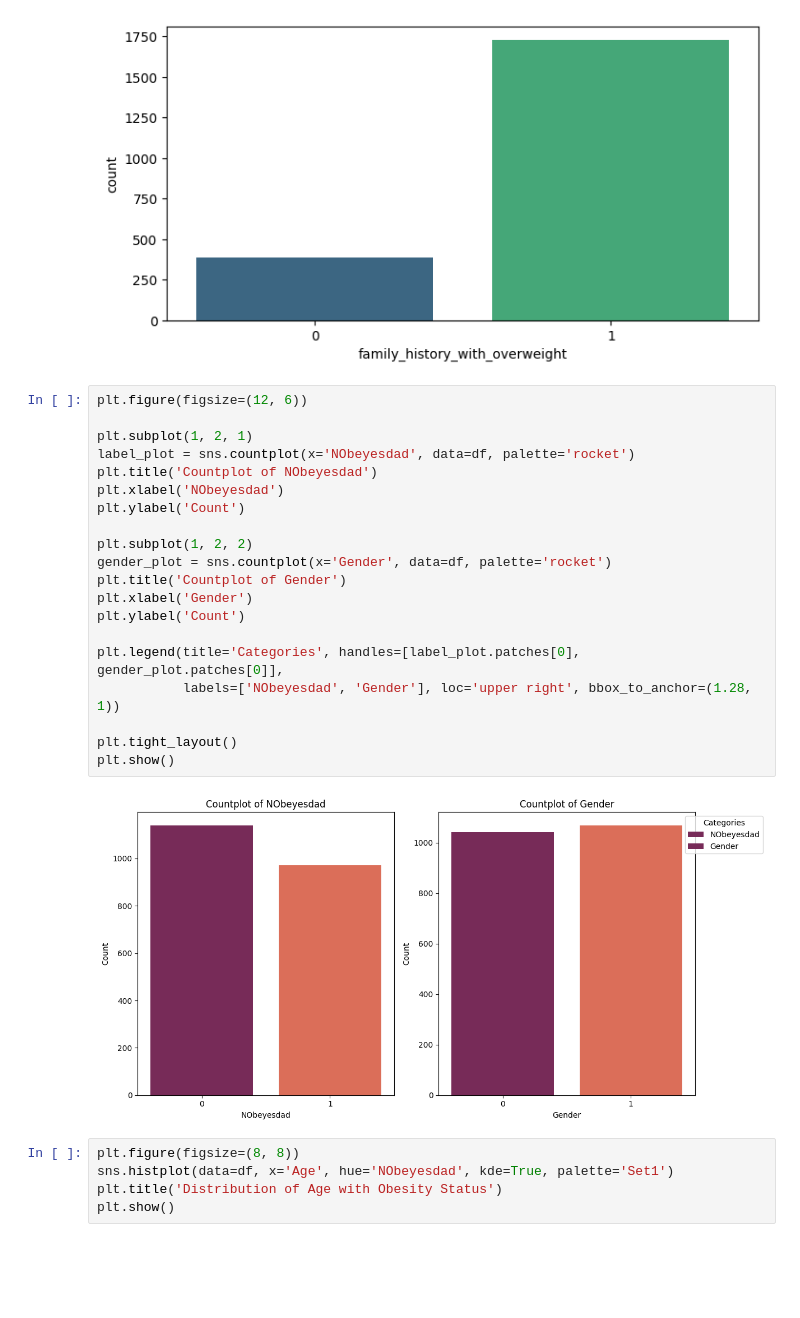
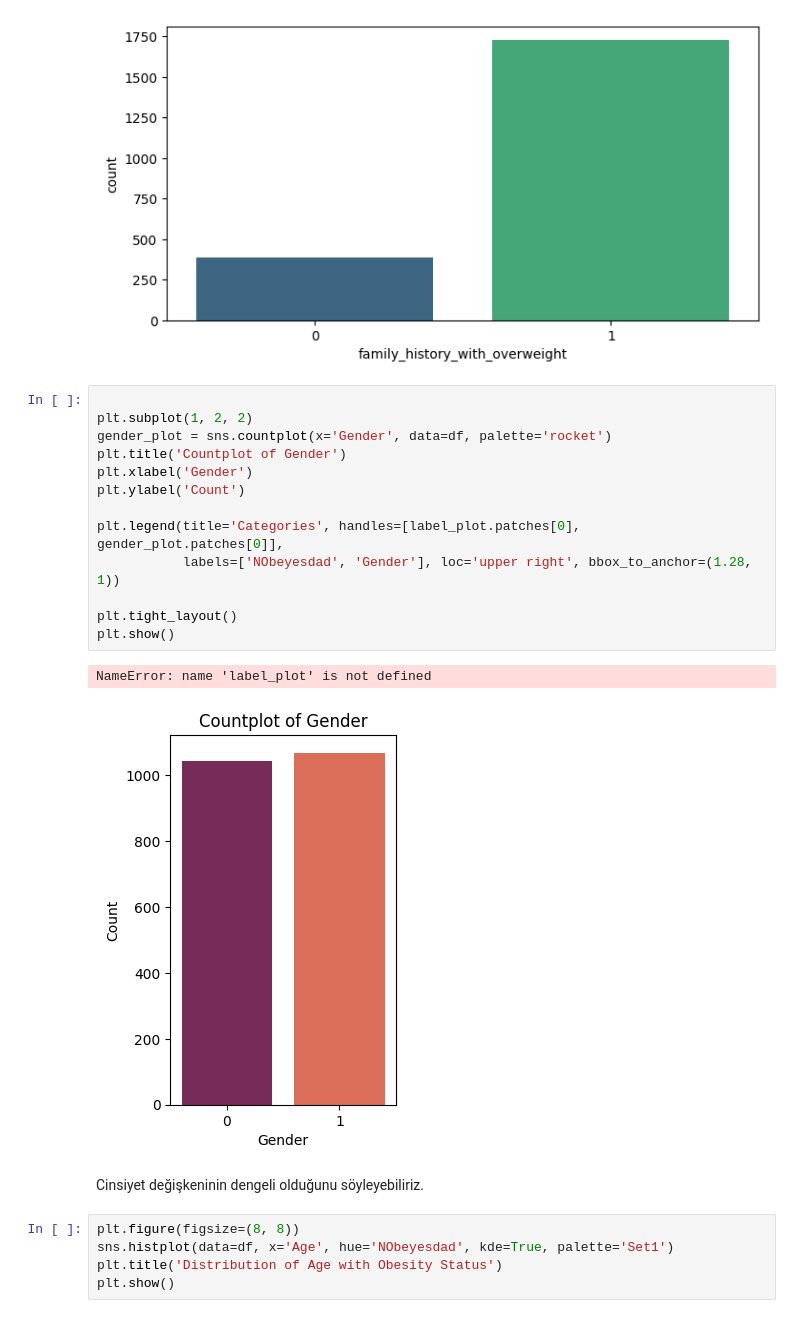
Before and after one commit to Nurbanuak/data.project, a Jupyter notebook: week-8/data.ipynb, the cells around one changed output. Saved outputs shown, nothing was run; the diff lists cells and outputs as text; blank space fills up the shorter version.

```diff
--- a/week-8/data.ipynb
+++ b/week-8/data.ipynb
@@ -309,27 +342,23 @@ plt.show()
 # %% [output]
 [figure]
 # %%
-plt.figure(figsize=(12, 6))
-
-plt.subplot(1, 2, 1)
-label_plot = sns.countplot(x='NObeyesdad', data=df, palette='rocket')
-plt.title('Countplot of NObeyesdad')
-plt.xlabel('NObeyesdad')
-plt.ylabel('Count')
 
 plt.subplot(1, 2, 2)
 gender_plot = sns.countplot(x='Gender', data=df, palette='rocket')
 plt.title('Countplot of Gender')
 plt.xlabel('Gender')
 plt.ylabel('Count')
 
 plt.legend(title='Categories', handles=[label_plot.patches[0], gender_plot.patches[0]],
            labels=['NObeyesdad', 'Gender'], loc='upper right', bbox_to_anchor=(1.28, 1))
 
 plt.tight_layout()
 plt.show()
 # %% [output]
+NameError: name 'label_plot' is not defined
-[figure, old version]
+[figure, new version]
+# %% [markdown]
+Cinsiyet değişkeninin dengeli olduğunu söyleyebiliriz.
 # %%
 plt.figure(figsize=(8, 8))
 sns.histplot(data=df, x='Age', hue='NObeyesdad', kde=True, palette='Set1')
```
Also changed, not shown: parts of 38 cells of this notebook, 14 other files.
